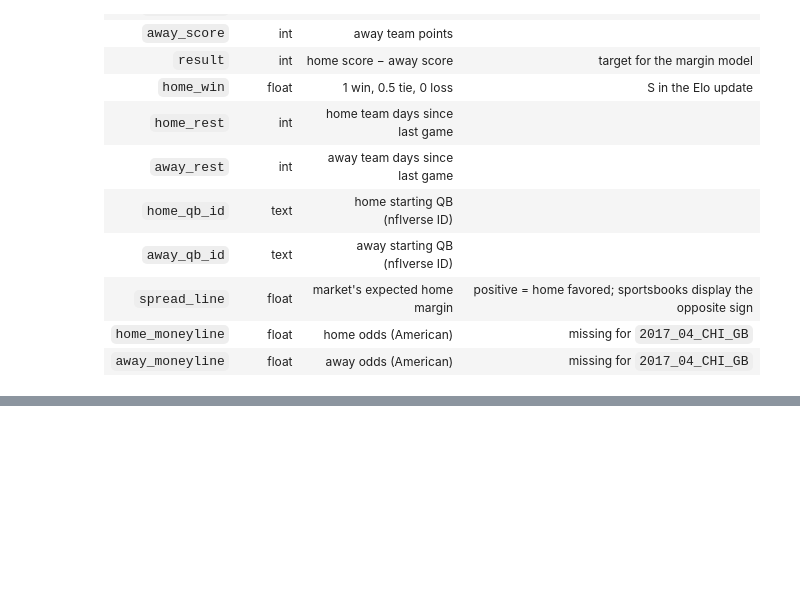
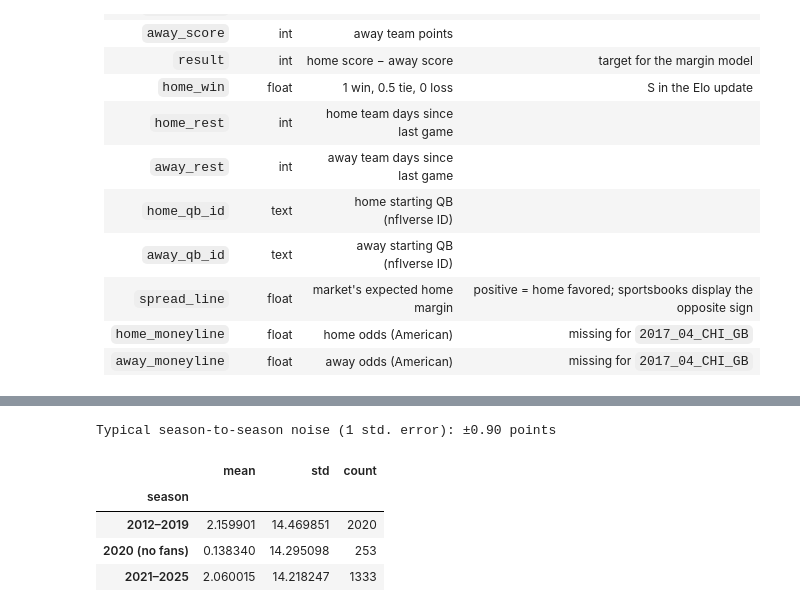
Before and after one commit to grant-jones1/NFL-model, a Jupyter notebook: notebooks/01_data_exploration.ipynb, the cells around one changed output, grey strips where cells are left out. Cells and saved outputs as stored; diff of their text form; code cells hidden in the pictures; blank space fills up the shorter version.

```diff
--- a/notebooks/01_data_exploration.ipynb
+++ b/notebooks/01_data_exploration.ipynb
@@ -436,0 +530,21 @@ One row per game, 2012–2025 regular season and playoffs (3,829 games), sorted
+# %%
+typical_noise = reg_home["result"].std() / np.sqrt(by_season["games"].mean())
+print(f"Typical season-to-season noise (1 std. error): ±{typical_noise:.2f} points")
+# %% [output]
+Typical season-to-season noise (1 std. error): ±0.90 points
+# %%
+def era(season):
+    if season < 2020:
+        return "2012–2019"
+    elif season == 2020:
+        return "2020 (no fans)"
+    else:
+        return "2021–2025"
+
+reg_home.groupby(reg_home["season"].apply(era))["result"].agg(["mean", "std", "count"])
+# %% [output]
+|  | mean | std | count |
+| season |  |  |  |
+| 2012–2019 | 2.159901 | 14.469851 | 2020 |
+| 2020 (no fans) | 0.138340 | 14.295098 | 253 |
+| 2021–2025 | 2.060015 | 14.218247 | 1333 |
```
Also changed, not shown: parts of 9 cells of this notebook.
